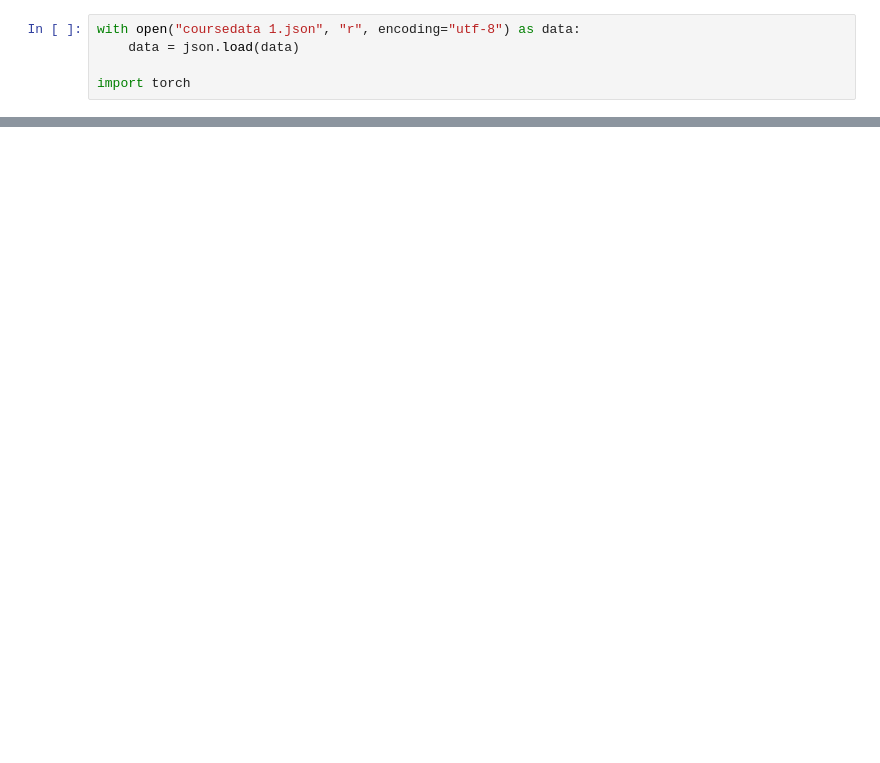
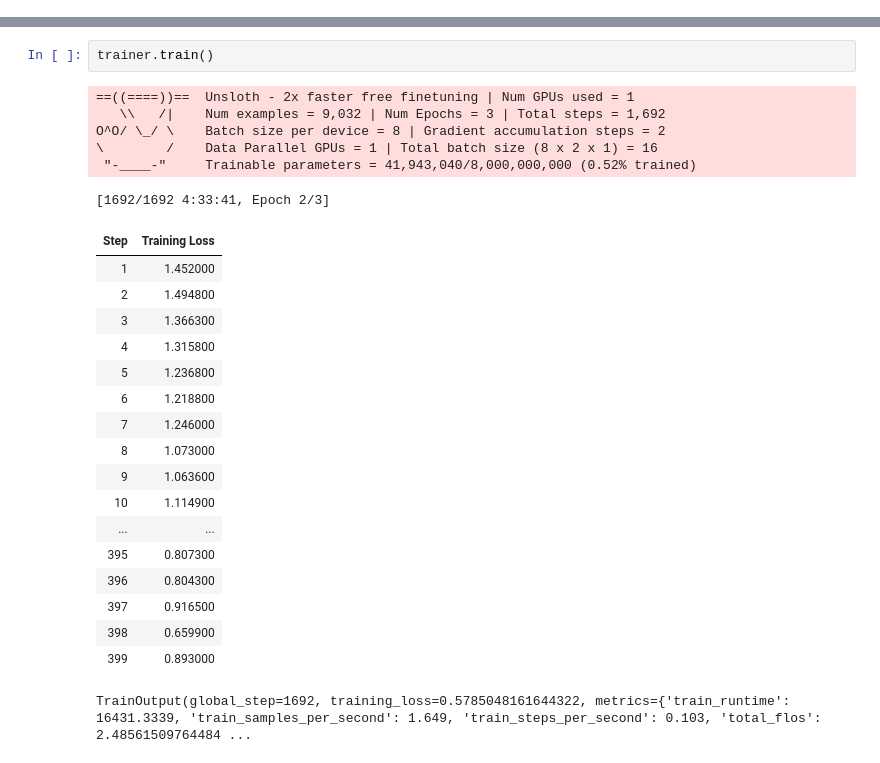
Before and after one commit to Psylo1226/Hudema-form, a Jupyter notebook: Trening_LLAMA.ipynb, the cells around one changed output, grey strips where cells are left out. Saved outputs shown, nothing was run; the diff lists cells and outputs as text; blank space fills up the shorter version.

```diff
--- a/Trening_LLAMA.ipynb
+++ b/Trening_LLAMA.ipynb
@@ -30,5 +0,0 @@ from transformers import AutoTokenizer
-# %%
-with open("coursedata 1.json", "r", encoding="utf-8") as data:
-    data = json.load(data)
-
-import torch
@@ -69,0 +216,27 @@ print(f"Wybrany kurs: {selected_course['course_name']}")
+# %%
+trainer.train()
+# %% [output]
+==((====))==  Unsloth - 2x faster free finetuning | Num GPUs used = 1
+   \\   /|    Num examples = 9,032 | Num Epochs = 3 | Total steps = 1,692
+O^O/ \_/ \    Batch size per device = 8 | Gradient accumulation steps = 2
+\        /    Data Parallel GPUs = 1 | Total batch size (8 x 2 x 1) = 16
+ "-____-"     Trainable parameters = 41,943,040/8,000,000,000 (0.52% trained)
+[1692/1692 4:33:41, Epoch 2/3]
+| Step | Training Loss |
+| 1 | 1.452000 |
+| 2 | 1.494800 |
+| 3 | 1.366300 |
+| 4 | 1.315800 |
+| 5 | 1.236800 |
+| 6 | 1.218800 |
+| 7 | 1.246000 |
+| 8 | 1.073000 |
+| 9 | 1.063600 |
+| 10 | 1.114900 |
+| ... | ... |
+| 395 | 0.807300 |
+| 396 | 0.804300 |
+| 397 | 0.916500 |
+| 398 | 0.659900 |
+| 399 | 0.893000 |
+TrainOutput(global_step=1692, training_loss=0.5785048161644322, metrics={'train_runtime': 16431.3339, 'train_samples_per_second': 1.649, 'train_steps_per_second': 0.103, 'total_flos': 2.48561509764484 ...
```
Also changed, not shown: parts of 12 cells of this notebook, 2 other files.
